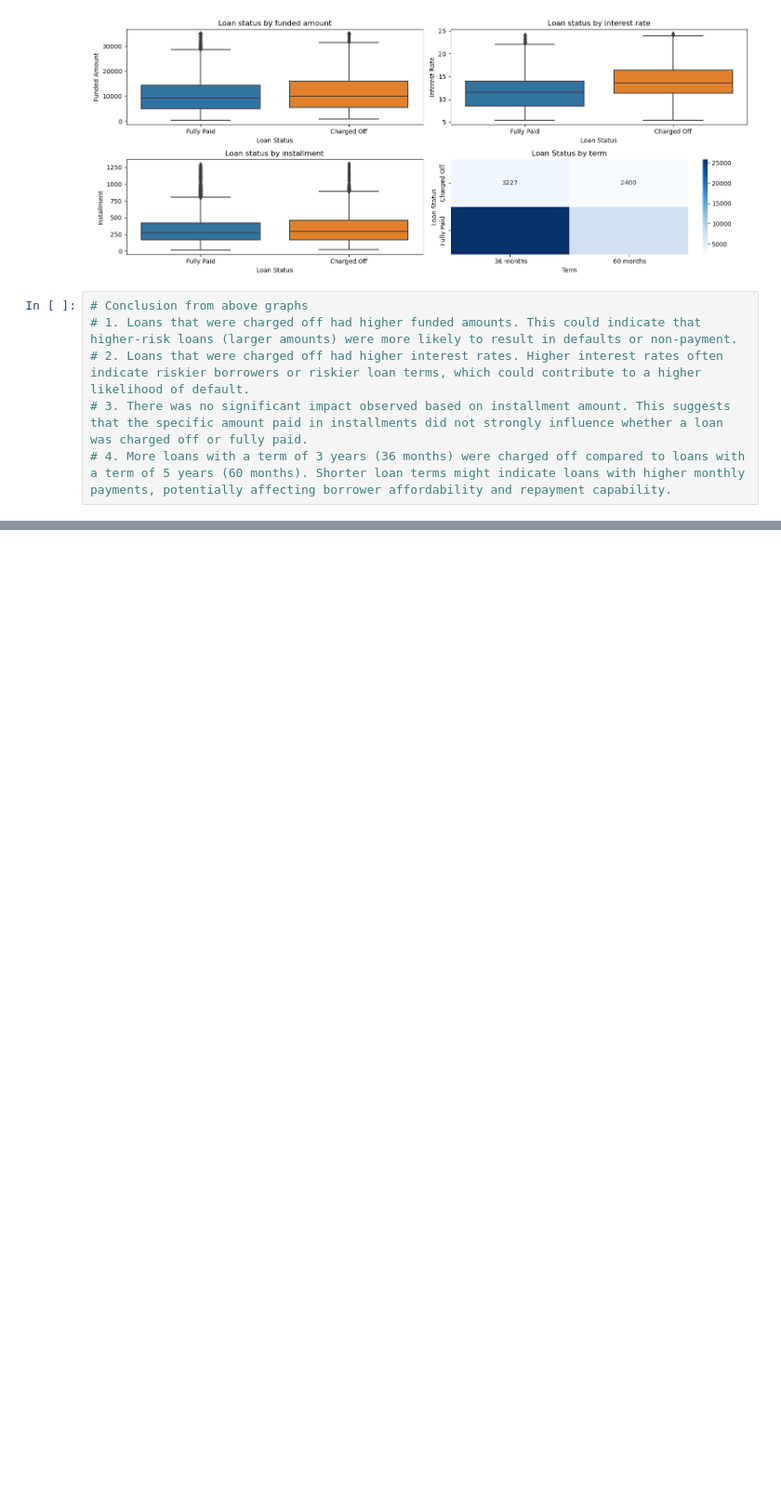
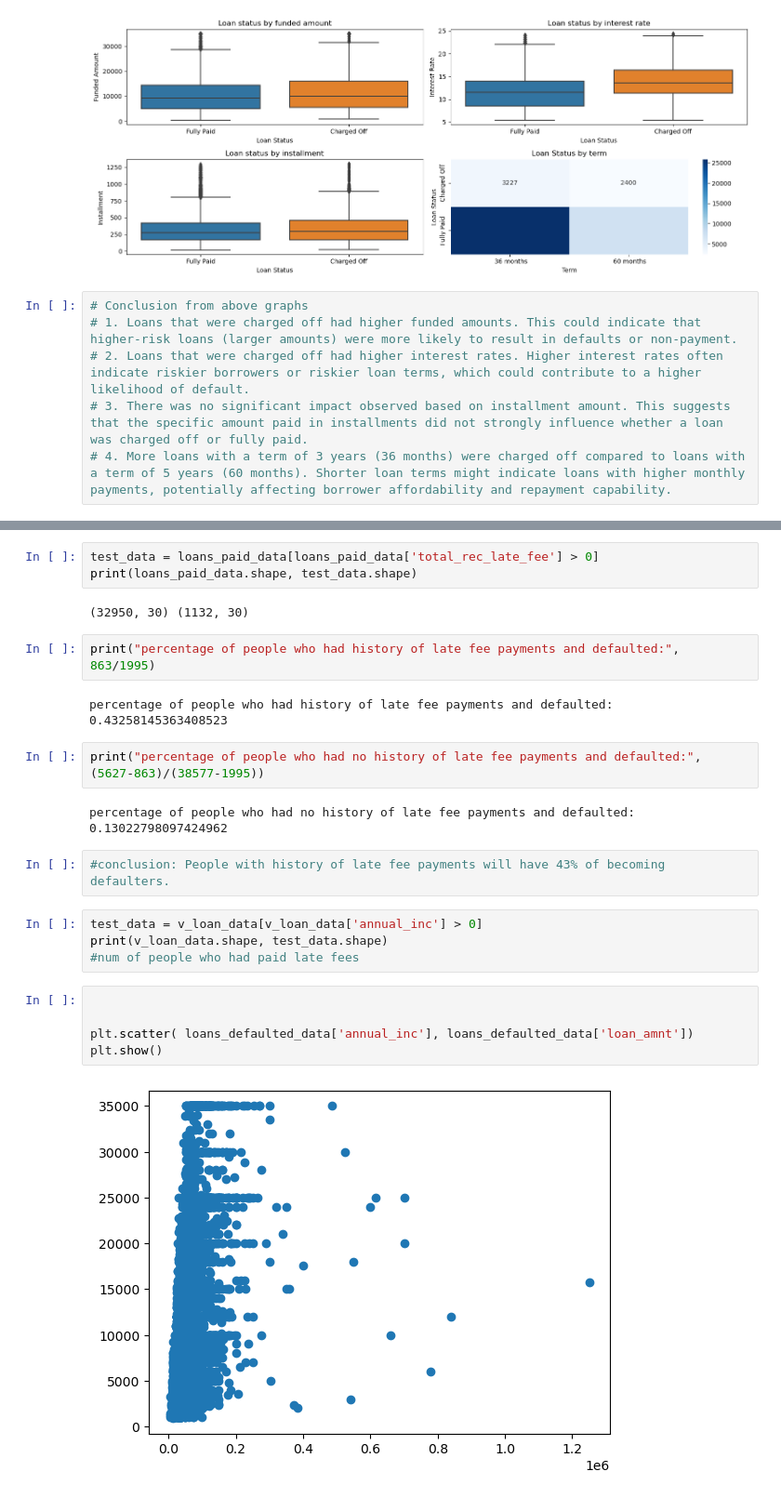
Before and after one commit to Rawoof821/LendingclubCaseStudy, a Jupyter notebook: Neha_Rawoof_LendingCaseStudy.ipynb, the cells around one changed output, grey strips where cells are left out. Shown: that part at 93% size. Drawn from its saved outputs; the diff is of its cells as text; blank space fills up the shorter version.

Commit message:
univariate analysis showing behavior of customers paying recovery fees and bivariate analysis showing annual incom vs loan received.

```diff
--- a/Neha_Rawoof_LendingCaseStudy.ipynb
+++ b/Neha_Rawoof_LendingCaseStudy.ipynb
@@ -772,0 +789,26 @@ plt.show()
+# %%
+test_data = loans_paid_data[loans_paid_data['total_rec_late_fee'] > 0]
+print(loans_paid_data.shape, test_data.shape)
+# %% [output]
+(32950, 30) (1132, 30)
+# %%
+print("percentage of people who had history of late fee payments and defaulted:", 863/1995)
+# %% [output]
+percentage of people who had history of late fee payments and defaulted: 0.43258145363408523
+# %%
+print("percentage of people who had no history of late fee payments and defaulted:", (5627-863)/(38577-1995))
+# %% [output]
+percentage of people who had no history of late fee payments and defaulted: 0.13022798097424962
+# %%
+#conclusion: People with history of late fee payments will have 43% of becoming defaulters.
+# %%
+test_data = v_loan_data[v_loan_data['annual_inc'] > 0]
+print(v_loan_data.shape, test_data.shape)
+#num of people who had paid late fees
+# %%
+
+
+plt.scatter( loans_defaulted_data['annual_inc'], loans_defaulted_data['loan_amnt'])
+plt.show()
+# %% [output]
+[figure, added]
```
Also changed, not shown: parts of 11 cells of this notebook.
